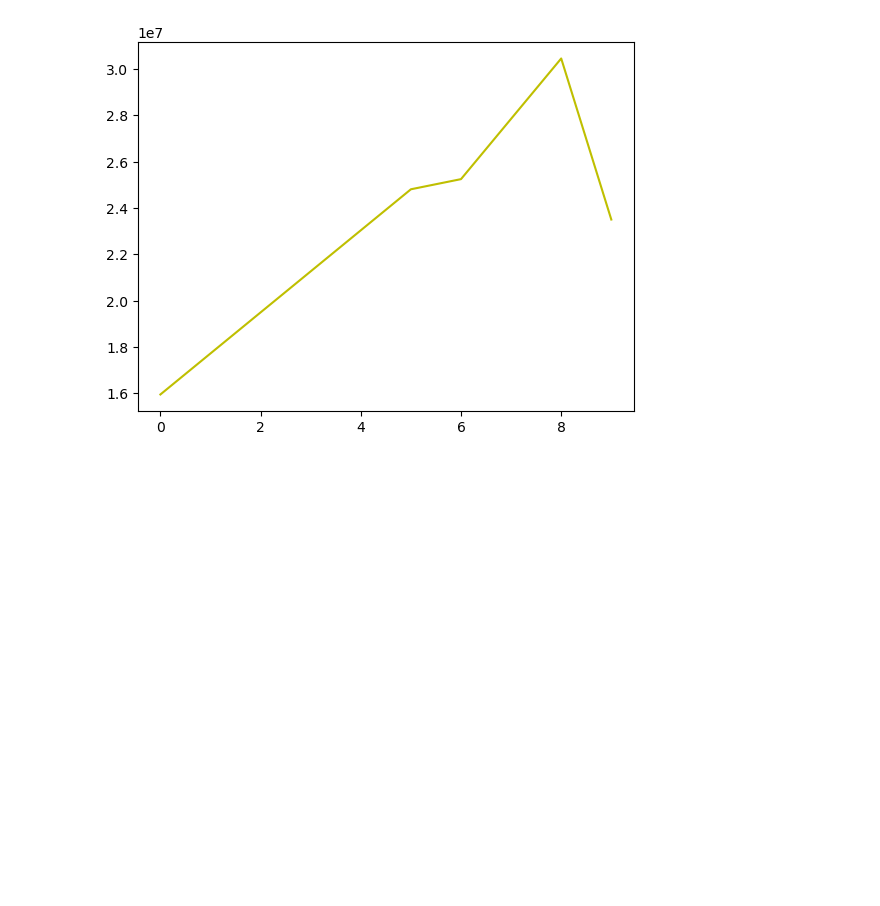
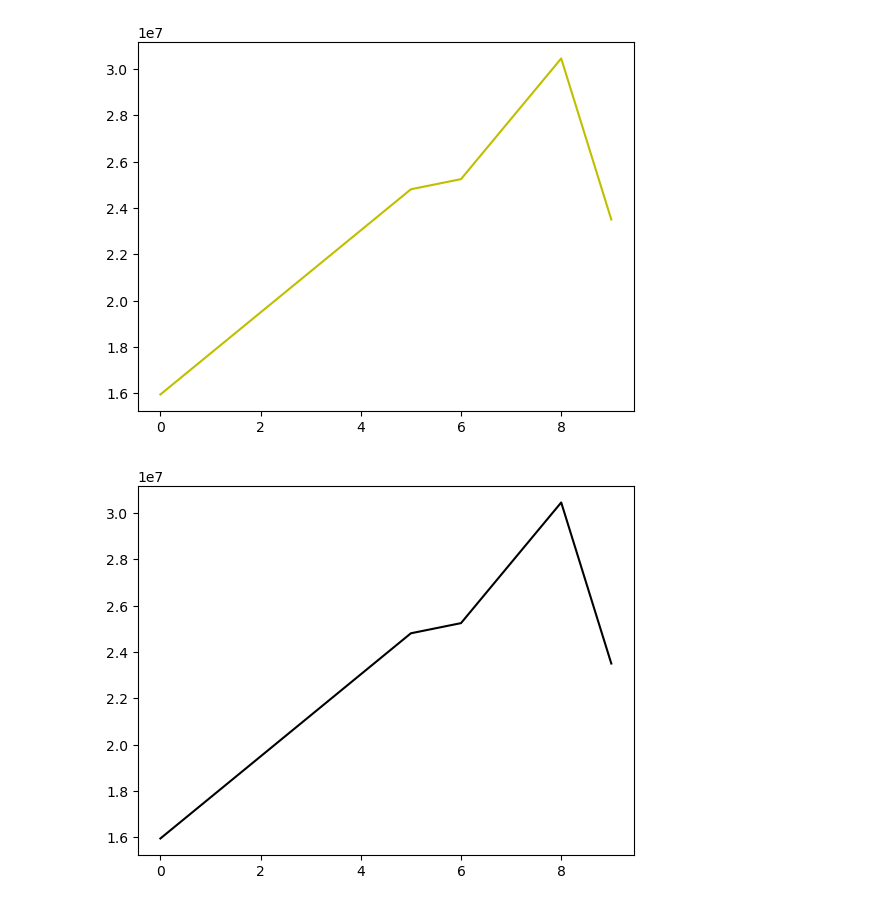
Before and after one commit to cmqq15/cmqq15.github.io, a Jupyter notebook: Project_IPL data analysis.ipynb, the cells around one changed output. Saved outputs shown, nothing was run; the diff lists cells and outputs as text; code cells hidden in the pictures; blank space fills up the shorter version.

```diff
--- a/Project_IPL data analysis.ipynb
+++ b/Project_IPL data analysis.ipynb
@@ -212,3 +212,8 @@ plt.plot(Salary[0], c = 'y')
 plt.show()
 # %% [output]
 [figure]
+# %%
+plt.plot(Salary[0], color = 'black')
+plt.show()
+# %% [output]
+[figure, added]
```
Also changed, not shown: parts of 24 cells of this notebook.
